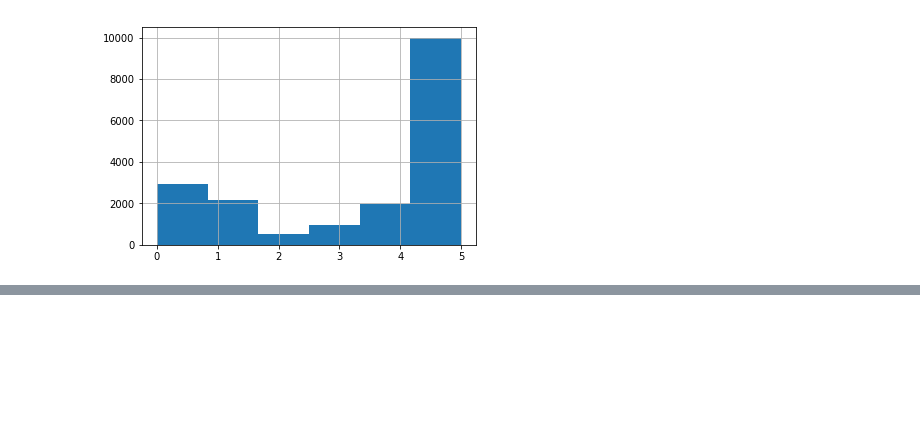
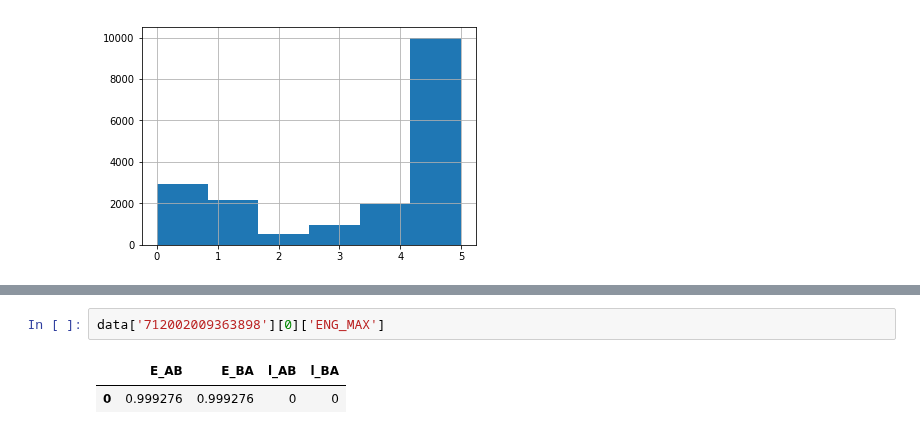
Before and after one commit to luquesky/tesis, a Jupyter notebook: misc/notebooks/telef_analysis.ipynb, the cells around one changed output, grey strips where cells are left out. Drawn from its saved outputs; the diff is of its cells as text; blank space fills up the shorter version.

```diff
--- a/misc/notebooks/telef_analysis.ipynb
+++ b/misc/notebooks/telef_analysis.ipynb
@@ -22,0 +68,5 @@ score_df.score.hist(bins=6)
+# %%
+data['712002009363898'][0]['ENG_MAX']
+# %% [output]
+|  | E_AB | E_BA | l_AB | l_BA |
+| 0 | 0.999276 | 0.999276 | 0 | 0 |
```
Also changed, not shown: parts of 5 cells of this notebook.
